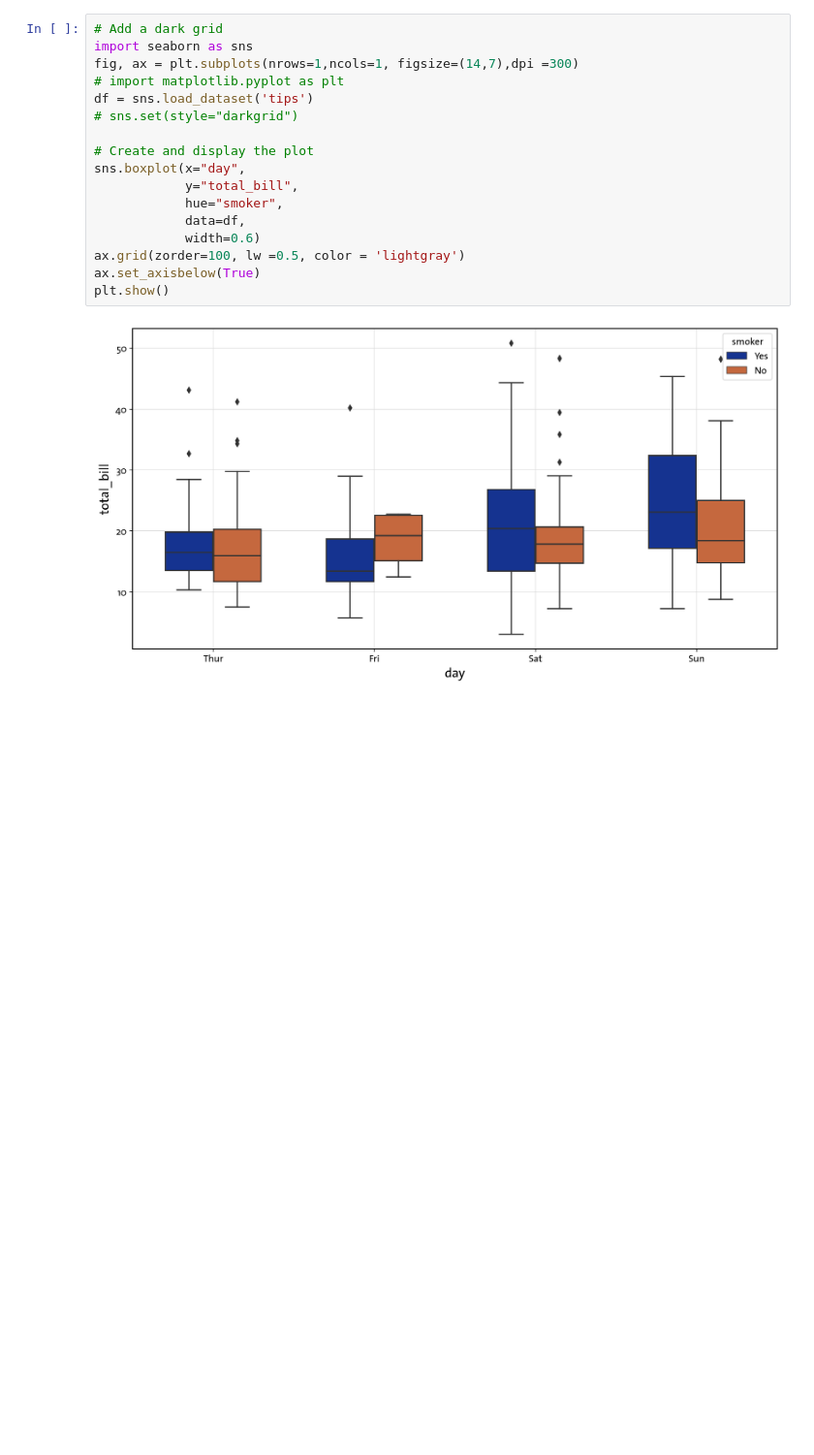
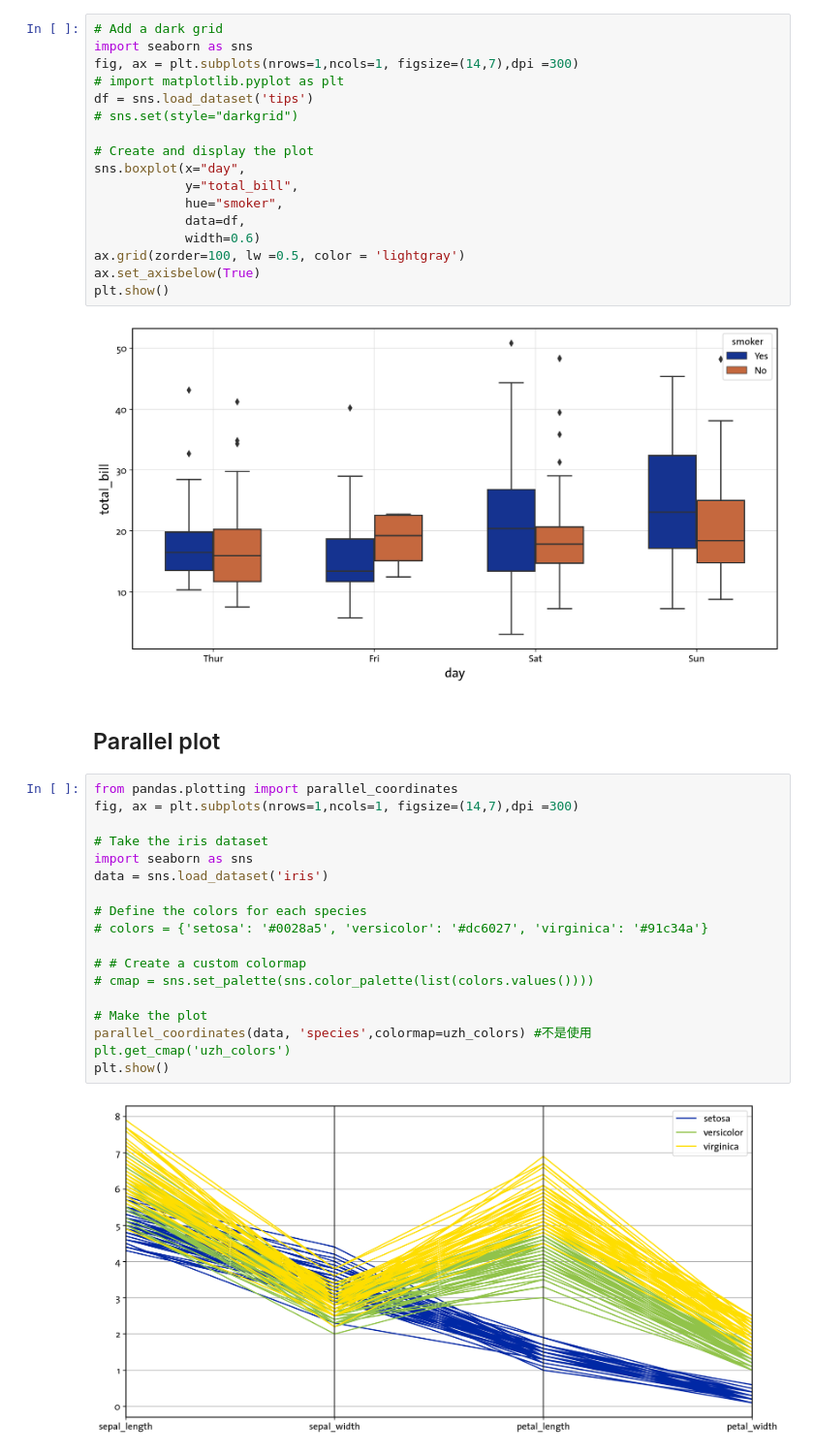
Before and after one commit to learn-want/mpl_style, a Jupyter notebook: plot_templates/line.ipynb, the cells around one changed output. Shown at 97% size. Drawn from its saved outputs; the diff is of its cells as text; blank space fills up the shorter version.

```diff
--- a/plot_templates/line.ipynb
+++ b/plot_templates/line.ipynb
@@ -142,3 +178,24 @@ ax.set_axisbelow(True)
 plt.show()
 # %% [output]
 [figure]
+# %% [markdown]
+## Parallel plot
+# %%
+from pandas.plotting import parallel_coordinates
+fig, ax = plt.subplots(nrows=1,ncols=1, figsize=(14,7),dpi =300)
+
+# Take the iris dataset
+import seaborn as sns
+data = sns.load_dataset('iris')
+
+# Define the colors for each species
+# colors = {'setosa': '#0028a5', 'versicolor': '#dc6027', 'virginica': '#91c34a'}
+
+# # Create a custom colormap
+# cmap = sns.set_palette(sns.color_palette(list(colors.values())))
+
+# Make the plot
+parallel_coordinates(data, 'species',colormap=uzh_colors) #不是使用plt.get_cmap('uzh_colors')
+plt.show()
+# %% [output]
+[figure, added]
```
Also changed, not shown: parts of 6 cells of this notebook.
